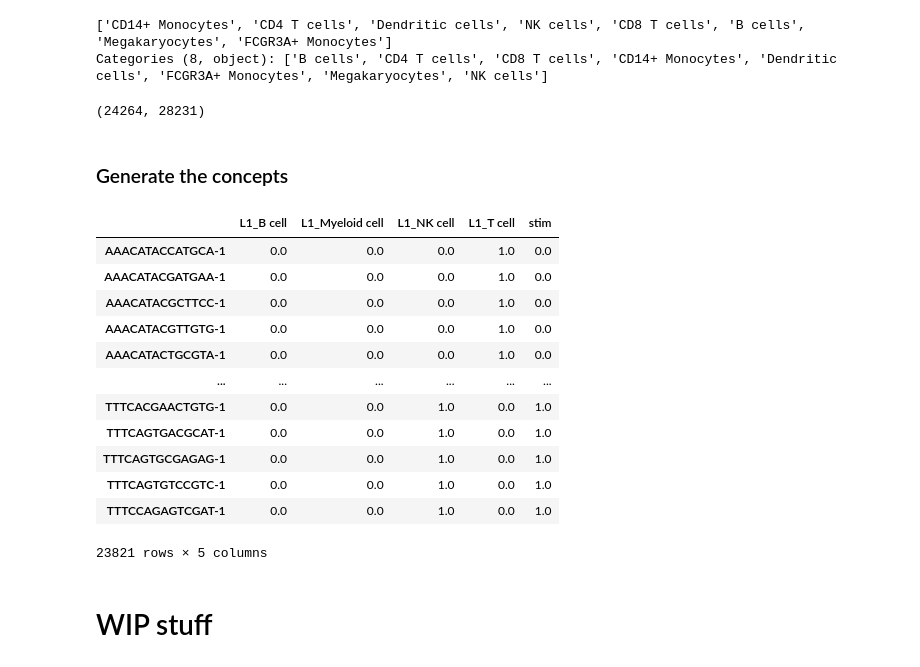
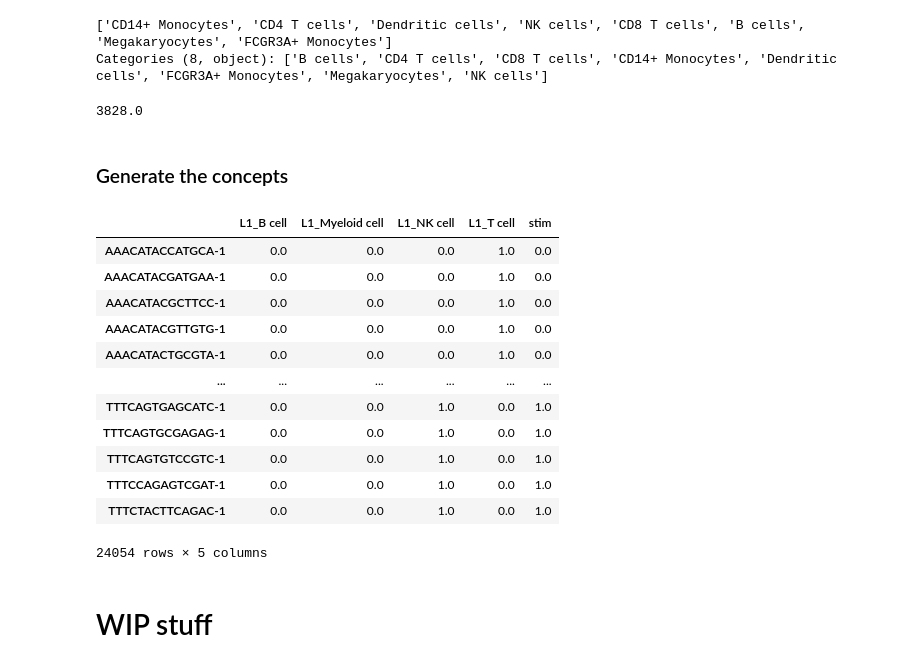
Before and after one commit to almaan/scCBGM, a Jupyter notebook: notebooks/analysis/Kang_celltype_calling.ipynb, the cells around one changed output. Saved outputs shown, nothing was run; the diff lists cells and outputs as text; code cells hidden in the pictures.

```diff
--- a/notebooks/analysis/Kang_celltype_calling.ipynb
+++ b/notebooks/analysis/Kang_celltype_calling.ipynb
@@ -226,5 +220,5 @@ plt.show()
 # %%
-adata_nk_finegrained = adata_sub_sub.copy()
+adata_nk_finegrained = adata_sub.copy()
 # %% [markdown]
 ### Putting everything together
 # %%
@@ -263,4 +257,9 @@ adata_merged = ad.concat([adata_t_cells, adata_myeloid, adata_bcells_finegrained
 # %%
 adata_merged.obs["L1_stim"] = adata_merged.obs["L1"].astype(str) + "_" + adata_merged.obs["stim"].astype(str)
 adata_merged.obs["L2_stim"] = adata_merged.obs["L2"].astype(str) + "_" + adata_merged.obs["stim"].astype(str)
+# %%
+adata_merged.X = adata_merged.layers["counts"]
+print(adata_merged.X.max())
+# %% [output]
+3828.0
 # %%
@@ -268,7 +267,3 @@ adata_merged.write_h5ad("./kang_scimilarity_v2.h5ad")
-# %%
-adata.shape
-# %% [output]
-(24264, 28231)
 # %% [markdown]
 ### Generate the concepts
 # %%
@@ -279,21 +274,21 @@ adata = ad.read_h5ad('/braid/havivd/scgen/kang_scimilarity_v2.h5ad')
 # %%
-adata.obsm["concepts"] = pd.get_dummies(adata.obs[['L1', 'stim']]).astype(np.float32)
-adata.obsm["concepts"].columns = [col.replace('stim_', '') for col in adata.obsm['concepts'].columns]
-adata.obsm["concepts"] = adata.obsm["concepts"].drop('ctrl', axis = 1)
+adata_merged.obsm["concepts"] = pd.get_dummies(adata_merged.obs[['L1', 'stim']]).astype(np.float32)
+adata_merged.obsm["concepts"].columns = [col.replace('stim_', '') for col in adata_merged.obsm['concepts'].columns]
+adata_merged.obsm["concepts"] = adata_merged.obsm["concepts"].drop('ctrl', axis = 1)
 # %%
-adata.obsm["concepts"]
+adata_merged.obsm["concepts"]
 # %% [output]
 |  | L1_B cell | L1_Myeloid cell | L1_NK cell | L1_T cell | stim |
 | AAACATACCATGCA-1 | 0.0 | 0.0 | 0.0 | 1.0 | 0.0 |
 | AAACATACGATGAA-1 | 0.0 | 0.0 | 0.0 | 1.0 | 0.0 |
 | AAACATACGCTTCC-1 | 0.0 | 0.0 | 0.0 | 1.0 | 0.0 |
 | AAACATACGTTGTG-1 | 0.0 | 0.0 | 0.0 | 1.0 | 0.0 |
 | AAACATACTGCGTA-1 | 0.0 | 0.0 | 0.0 | 1.0 | 0.0 |
 | ... | ... | ... | ... | ... | ... |
-| TTTCACGAACTGTG-1 | 0.0 | 0.0 | 1.0 | 0.0 | 1.0 |
-| TTTCAGTGACGCAT-1 | 0.0 | 0.0 | 1.0 | 0.0 | 1.0 |
+| TTTCAGTGAGCATC-1 | 0.0 | 0.0 | 1.0 | 0.0 | 1.0 |
 | TTTCAGTGCGAGAG-1 | 0.0 | 0.0 | 1.0 | 0.0 | 1.0 |
 | TTTCAGTGTCCGTC-1 | 0.0 | 0.0 | 1.0 | 0.0 | 1.0 |
 | TTTCCAGAGTCGAT-1 | 0.0 | 0.0 | 1.0 | 0.0 | 1.0 |
+| TTTCTACTTCAGAC-1 | 0.0 | 0.0 | 1.0 | 0.0 | 1.0 |
-23821 rows × 5 columns
+24054 rows × 5 columns
 # %%
```
Also changed, not shown: parts of 13 cells of this notebook, 1 other file.
